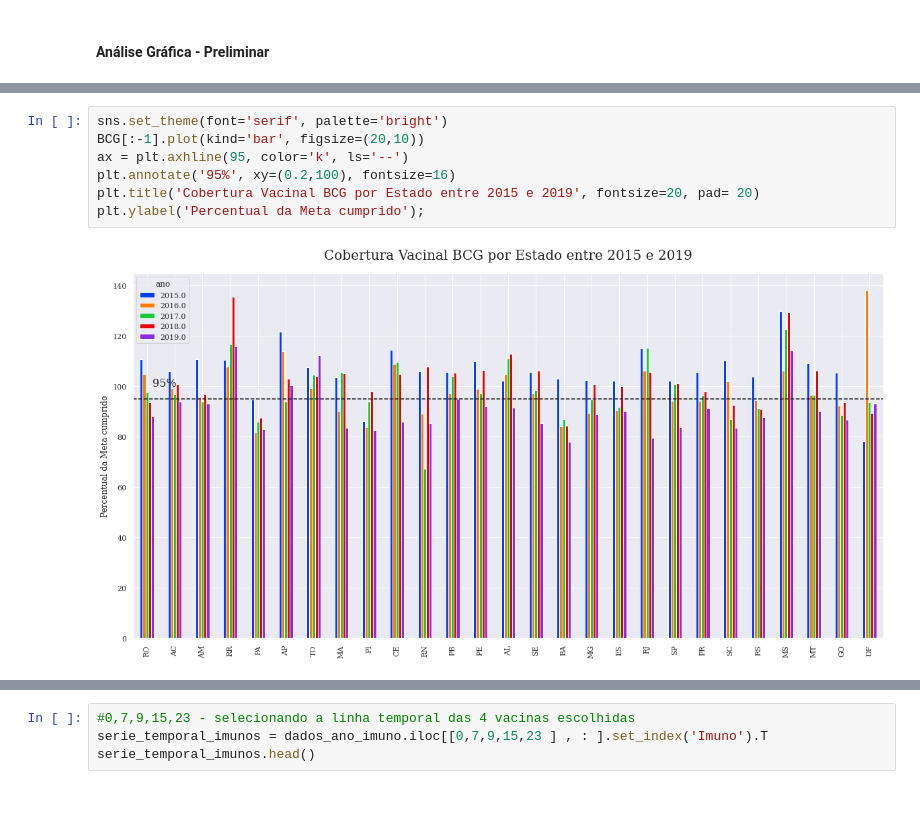
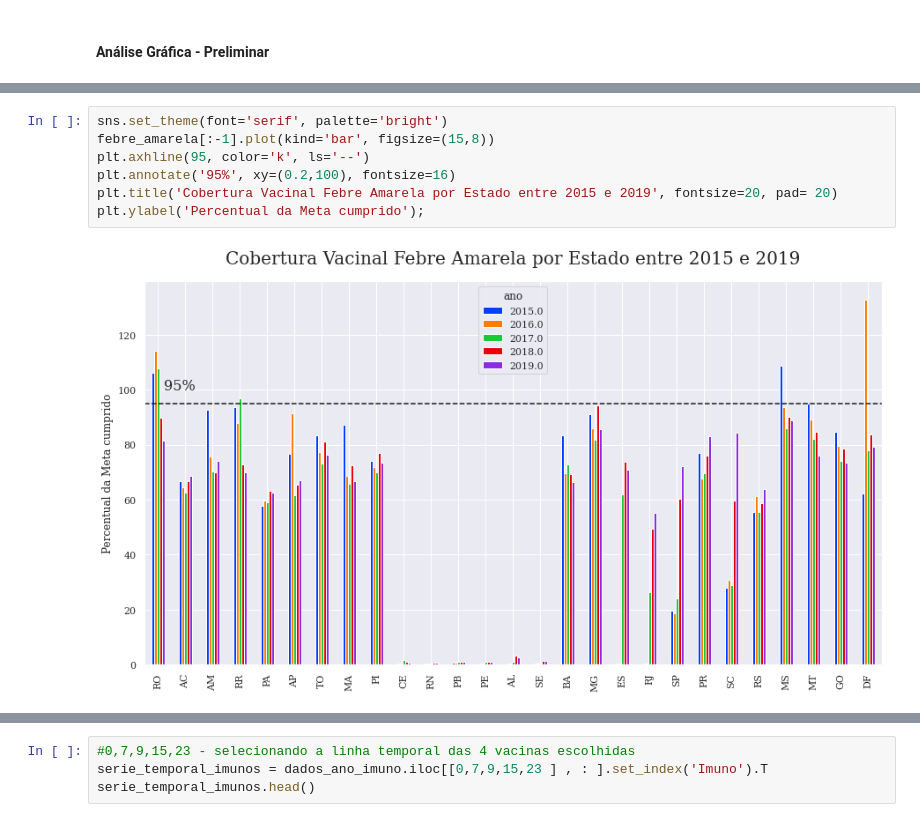
Before and after one commit to ClarisseAlvarenga/bootcamp_alura, a Jupyter notebook: modulo2/Clarisse_Alvarenga_Bootcamp_Alura_Projeto_Módulo_02.ipynb, the cells around one changed output, grey strips where cells are left out. Drawn from its saved outputs; the diff is of its cells as text.

```diff
--- a/modulo2/Clarisse_Alvarenga_Bootcamp_Alura_Projeto_Módulo_02.ipynb
+++ b/modulo2/Clarisse_Alvarenga_Bootcamp_Alura_Projeto_Módulo_02.ipynb
@@ -171,11 +354,11 @@ plt.ylabel('Percentual da Meta cumprido');
 # %%
 sns.set_theme(font='serif', palette='bright')
-BCG[:-1].plot(kind='bar', figsize=(20,10))
-ax = plt.axhline(95, color='k', ls='--')
+febre_amarela[:-1].plot(kind='bar', figsize=(15,8))
+plt.axhline(95, color='k', ls='--')
 plt.annotate('95%', xy=(0.2,100), fontsize=16)
-plt.title('Cobertura Vacinal BCG por Estado entre 2015 e 2019', fontsize=20, pad= 20)
+plt.title('Cobertura Vacinal Febre Amarela por Estado entre 2015 e 2019', fontsize=20, pad= 20)
 plt.ylabel('Percentual da Meta cumprido');
 # %% [output]
-[figure, old version]
+[figure, new version]
 # %%
 sns.set_theme(font='serif', palette='bright')
```
Also changed, not shown: parts of 70 cells of this notebook.
